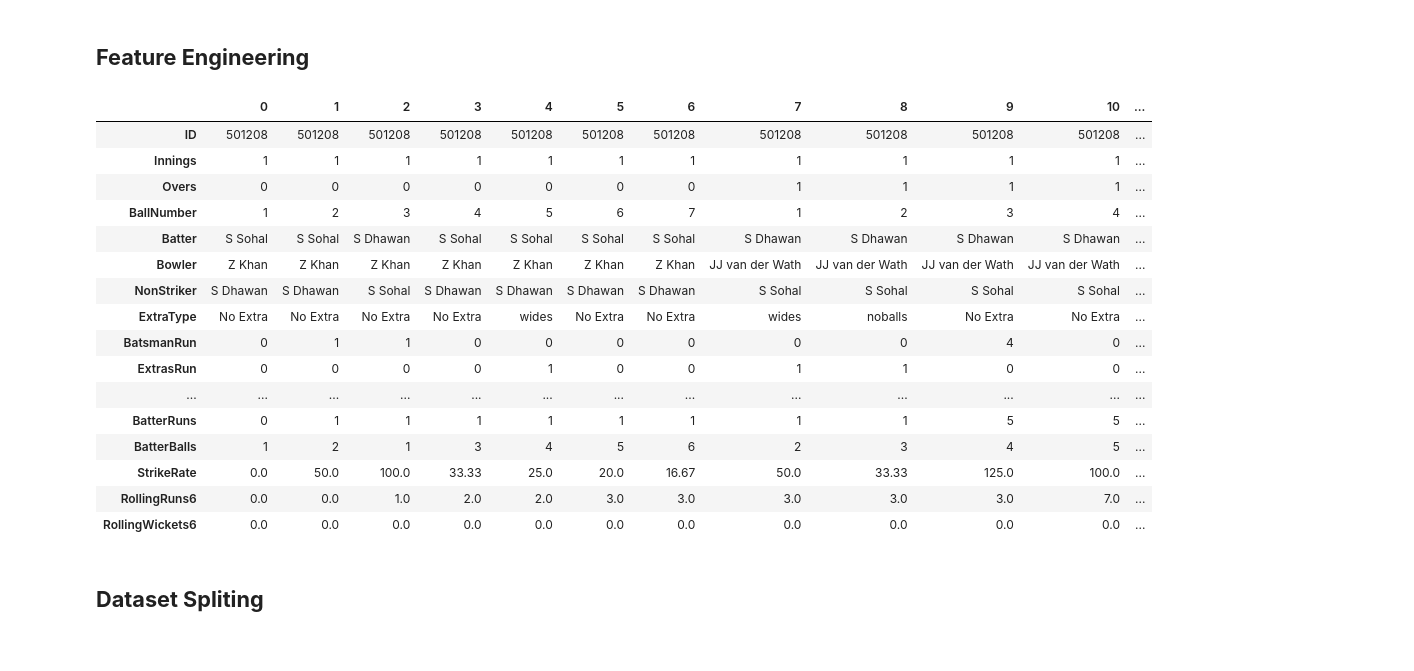
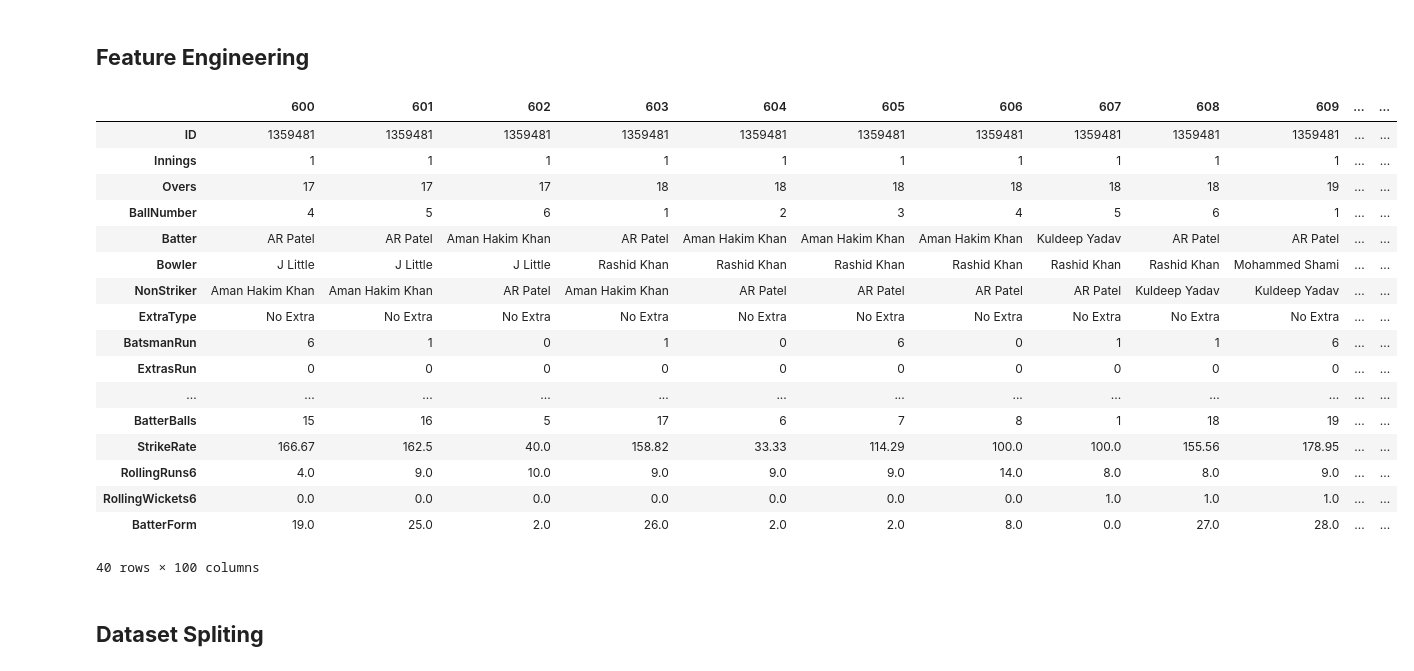
Before and after one commit to samifahim07/Smart-Cricket-Analytics-Ball-by-Ball-Event-Prediction-using-Machine-Learning, a Jupyter notebook: smart_analysis.ipynb, the cells around one changed output. Drawn from its saved outputs; the diff is of its cells as text; code cells hidden in the pictures.

```diff
--- a/smart_analysis.ipynb
+++ b/smart_analysis.ipynb
@@ -934,26 +934,30 @@ df["RollingRuns6"] = (df.groupby(["ID", "Innings"])["TotalRun"].transform(lambda
 # %%
 # RollingWickets6 (Previous 6 Balls)
 df["RollingWickets6"] = (df.groupby(["ID", "Innings"])["IsWicketDelivery"].transform(lambda x: x.shift(1).rolling(window=6, min_periods=1).sum()).fillna(0))
+# %%
+# Batter Form (last 30 deliveries)
+df["BatterForm"] = (df.groupby(["ID", "Innings", "Batter"])["BatsmanRun"].transform(lambda x: x.shift(1).rolling(window=30, min_periods=1).sum()).fillna(0))
 # %%
-df.head(15).T
+df[600:700].T
 # %% [output]
-|  | 0 | 1 | 2 | 3 | 4 | 5 | 6 | 7 | 8 | 9 | 10 | ... |
-| ID | 501208 | 501208 | 501208 | 501208 | 501208 | 501208 | 501208 | 501208 | 501208 | 501208 | 501208 | ... |
-| Innings | 1 | 1 | 1 | 1 | 1 | 1 | 1 | 1 | 1 | 1 | 1 | ... |
-| Overs | 0 | 0 | 0 | 0 | 0 | 0 | 0 | 1 | 1 | 1 | 1 | ... |
-| BallNumber | 1 | 2 | 3 | 4 | 5 | 6 | 7 | 1 | 2 | 3 | 4 | ... |
-| Batter | S Sohal | S Sohal | S Dhawan | S Sohal | S Sohal | S Sohal | S Sohal | S Dhawan | S Dhawan | S Dhawan | S Dhawan | ... |
-| Bowler | Z Khan | Z Khan | Z Khan | Z Khan | Z Khan | Z Khan | Z Khan | JJ van der Wath | JJ van der Wath | JJ van der Wath | JJ van der Wath | ... |
-| NonStriker | S Dhawan | S Dhawan | S Sohal | S Dhawan | S Dhawan | S Dhawan | S Dhawan | S Sohal | S Sohal | S Sohal | S Sohal | ... |
-| ExtraType | No Extra | No Extra | No Extra | No Extra | wides | No Extra | No Extra | wides | noballs | No Extra | No Extra | ... |
-| BatsmanRun | 0 | 1 | 1 | 0 | 0 | 0 | 0 | 0 | 0 | 4 | 0 | ... |
-| ExtrasRun | 0 | 0 | 0 | 0 | 1 | 0 | 0 | 1 | 1 | 0 | 0 | ... |
+|  | 600 | 601 | 602 | 603 | 604 | 605 | 606 | 607 | 608 | 609 | ... | ... |
+| ID | 1359481 | 1359481 | 1359481 | 1359481 | 1359481 | 1359481 | 1359481 | 1359481 | 1359481 | 1359481 | ... | ... |
+| Innings | 1 | 1 | 1 | 1 | 1 | 1 | 1 | 1 | 1 | 1 | ... | ... |
+| Overs | 17 | 17 | 17 | 18 | 18 | 18 | 18 | 18 | 18 | 19 | ... | ... |
+| BallNumber | 4 | 5 | 6 | 1 | 2 | 3 | 4 | 5 | 6 | 1 | ... | ... |
+| Batter | AR Patel | AR Patel | Aman Hakim Khan | AR Patel | Aman Hakim Khan | Aman Hakim Khan | Aman Hakim Khan | Kuldeep Yadav | AR Patel | AR Patel | ... | ... |
+| Bowler | J Little | J Little | J Little | Rashid Khan | Rashid Khan | Rashid Khan | Rashid Khan | Rashid Khan | Rashid Khan | Mohammed Shami | ... | ... |
+| NonStriker | Aman Hakim Khan | Aman Hakim Khan | AR Patel | Aman Hakim Khan | AR Patel | AR Patel | AR Patel | AR Patel | Kuldeep Yadav | Kuldeep Yadav | ... | ... |
+| ExtraType | No Extra | No Extra | No Extra | No Extra | No Extra | No Extra | No Extra | No Extra | No Extra | No Extra | ... | ... |
+| BatsmanRun | 6 | 1 | 0 | 1 | 0 | 6 | 0 | 1 | 1 | 6 | ... | ... |
+| ExtrasRun | 0 | 0 | 0 | 0 | 0 | 0 | 0 | 0 | 0 | 0 | ... | ... |
 | ... | ... | ... | ... | ... | ... | ... | ... | ... | ... | ... | ... | ... |
-| BatterRuns | 0 | 1 | 1 | 1 | 1 | 1 | 1 | 1 | 1 | 5 | 5 | ... |
-| BatterBalls | 1 | 2 | 1 | 3 | 4 | 5 | 6 | 2 | 3 | 4 | 5 | ... |
-| StrikeRate | 0.0 | 50.0 | 100.0 | 33.33 | 25.0 | 20.0 | 16.67 | 50.0 | 33.33 | 125.0 | 100.0 | ... |
-| RollingRuns6 | 0.0 | 0.0 | 1.0 | 2.0 | 2.0 | 3.0 | 3.0 | 3.0 | 3.0 | 3.0 | 7.0 | ... |
-| RollingWickets6 | 0.0 | 0.0 | 0.0 | 0.0 | 0.0 | 0.0 | 0.0 | 0.0 | 0.0 | 0.0 | 0.0 | ... |
+| BatterBalls | 15 | 16 | 5 | 17 | 6 | 7 | 8 | 1 | 18 | 19 | ... | ... |
+| StrikeRate | 166.67 | 162.5 | 40.0 | 158.82 | 33.33 | 114.29 | 100.0 | 100.0 | 155.56 | 178.95 | ... | ... |
+| RollingRuns6 | 4.0 | 9.0 | 10.0 | 9.0 | 9.0 | 9.0 | 14.0 | 8.0 | 8.0 | 9.0 | ... | ... |
+| RollingWickets6 | 0.0 | 0.0 | 0.0 | 0.0 | 0.0 | 0.0 | 0.0 | 1.0 | 1.0 | 1.0 | ... | ... |
+| BatterForm | 19.0 | 25.0 | 2.0 | 26.0 | 2.0 | 2.0 | 8.0 | 0.0 | 27.0 | 28.0 | ... | ... |
+40 rows × 100 columns
 # %% [markdown]
 ## **Dataset Spliting**
 # %%
```
